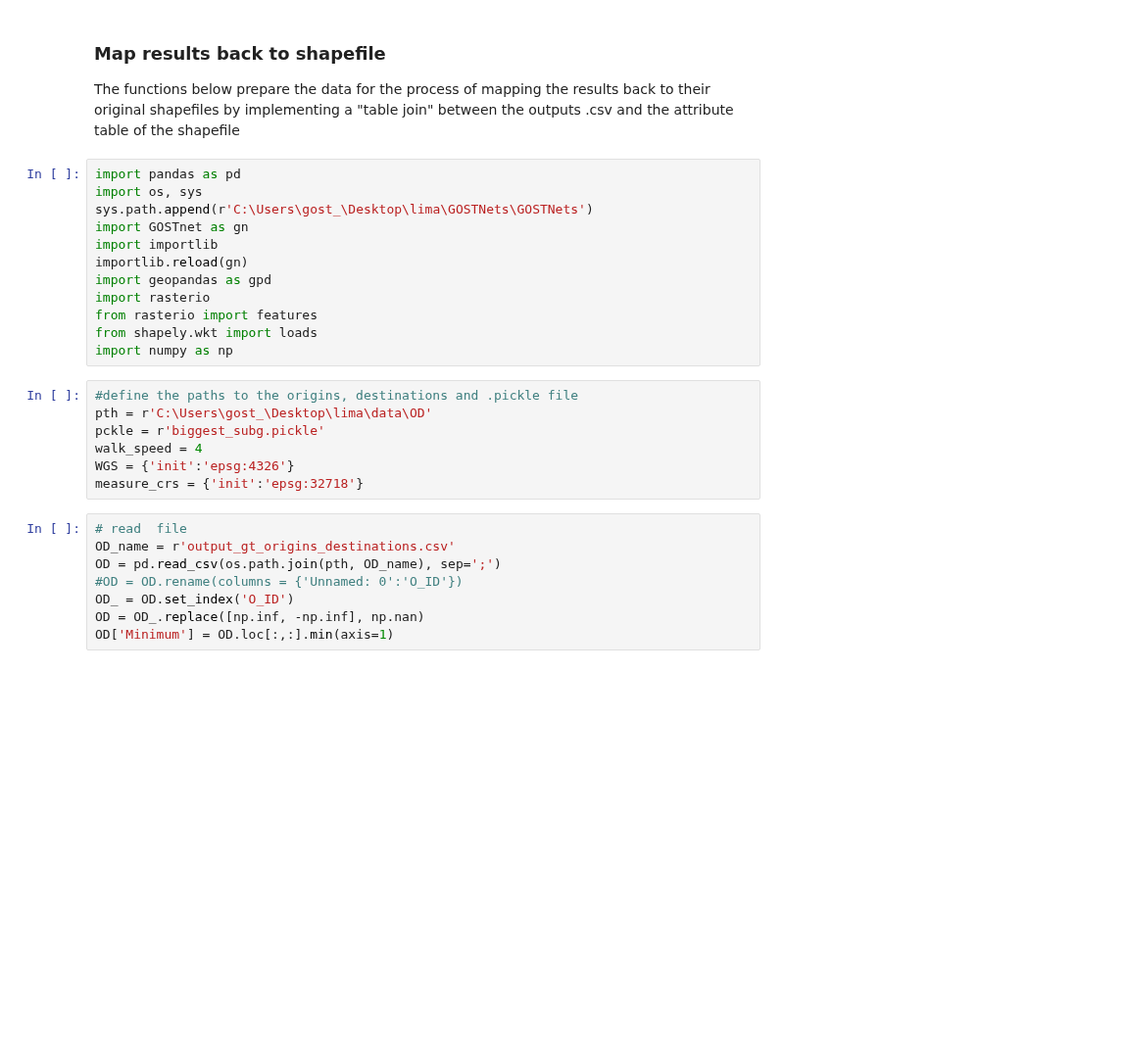
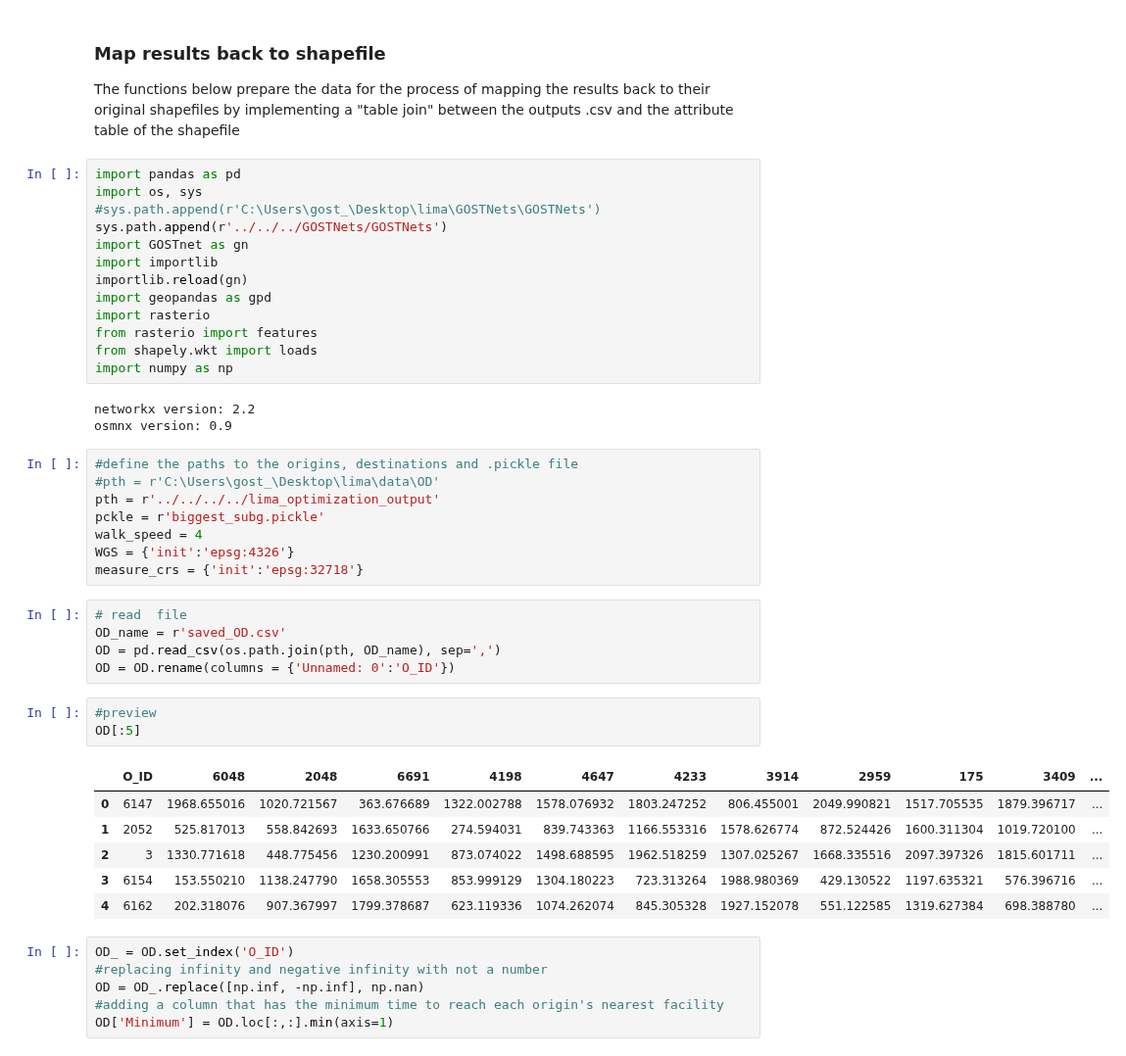
Before and after one commit to worldbank/GOST_PublicGoods, a Jupyter notebook: Implementations/Peru_Lima_Optimization/JupyterNotebooks/Step4 - Post accessibility analysis - data preparation and mapping of the OD.ipynb, the cells around one changed output. Shown at 98% size. Saved outputs shown, nothing was run; the diff lists cells and outputs as text; blank space fills up the shorter version.

```diff
--- a/Implementations/Peru_Lima_Optimization/JupyterNotebooks/Step4 - Post accessibility analysis - data preparation and mapping of the OD.ipynb
+++ b/Implementations/Peru_Lima_Optimization/JupyterNotebooks/Step4 - Post accessibility analysis - data preparation and mapping of the OD.ipynb
@@ -4,7 +4,8 @@ The functions below prepare the data for the process of mapping the results back
 # %%
 import pandas as pd
 import os, sys
-sys.path.append(r'C:\Users\gost_\Desktop\lima\GOSTNets\GOSTNets')
+#sys.path.append(r'C:\Users\gost_\Desktop\lima\GOSTNets\GOSTNets')
+sys.path.append(r'../../../GOSTNets/GOSTNets')
 import GOSTnet as gn
 import importlib
 importlib.reload(gn)
@@ -13,19 +14,36 @@ import rasterio
 from rasterio import features
 from shapely.wkt import loads
 import numpy as np
+# %% [output]
+networkx version: 2.2
+osmnx version: 0.9
 # %%
 #define the paths to the origins, destinations and .pickle file
-pth = r'C:\Users\gost_\Desktop\lima\data\OD'
+#pth = r'C:\Users\gost_\Desktop\lima\data\OD'
+pth = r'../../../../lima_optimization_output'
 pckle = r'biggest_subg.pickle'
 walk_speed = 4
 WGS = {'init':'epsg:4326'}
 measure_crs = {'init':'epsg:32718'}
 # %%
 # read  file
-OD_name = r'output_gt_origins_destinations.csv'
-OD = pd.read_csv(os.path.join(pth, OD_name), sep=';')
-#OD = OD.rename(columns = {'Unnamed: 0':'O_ID'})
-OD_ = OD.set_index('O_ID')
-OD = OD_.replace([np.inf, -np.inf], np.nan)
-OD['Minimum'] = OD.loc[:,:].min(axis=1)
+OD_name = r'saved_OD.csv'
+OD = pd.read_csv(os.path.join(pth, OD_name), sep=',')
+OD = OD.rename(columns = {'Unnamed: 0':'O_ID'})
+# %%
+#preview
+OD[:5]
+# %% [output]
+|  | O_ID | 6048 | 2048 | 6691 | 4198 | 4647 | 4233 | 3914 | 2959 | 175 | 3409 | ... |
+| 0 | 6147 | 1968.655016 | 1020.721567 | 363.676689 | 1322.002788 | 1578.076932 | 1803.247252 | 806.455001 | 2049.990821 | 1517.705535 | 1879.396717 | ... |
+| 1 | 2052 | 525.817013 | 558.842693 | 1633.650766 | 274.594031 | 839.743363 | 1166.553316 | 1578.626774 | 872.524426 | 1600.311304 | 1019.720100 | ... |
+| 2 | 3 | 1330.771618 | 448.775456 | 1230.200991 | 873.074022 | 1498.688595 | 1962.518259 | 1307.025267 | 1668.335516 | 2097.397326 | 1815.601711 | ... |
+| 3 | 6154 | 153.550210 | 1138.247790 | 1658.305553 | 853.999129 | 1304.180223 | 723.313264 | 1988.980369 | 429.130522 | 1197.635321 | 576.396716 | ... |
+| 4 | 6162 | 202.318076 | 907.367997 | 1799.378687 | 623.119336 | 1074.262074 | 845.305328 | 1927.152078 | 551.122585 | 1319.627384 | 698.388780 | ... |
+# %%
+OD_ = OD.set_index('O_ID')
+#replacing infinity and negative infinity with not a number
+OD = OD_.replace([np.inf, -np.inf], np.nan)
+#adding a column that has the minimum time to reach each origin's nearest facility
+OD['Minimum'] = OD.loc[:,:].min(axis=1)
 # %%
```
Also changed, not shown: parts of 12 cells of this notebook, 2 other files.
